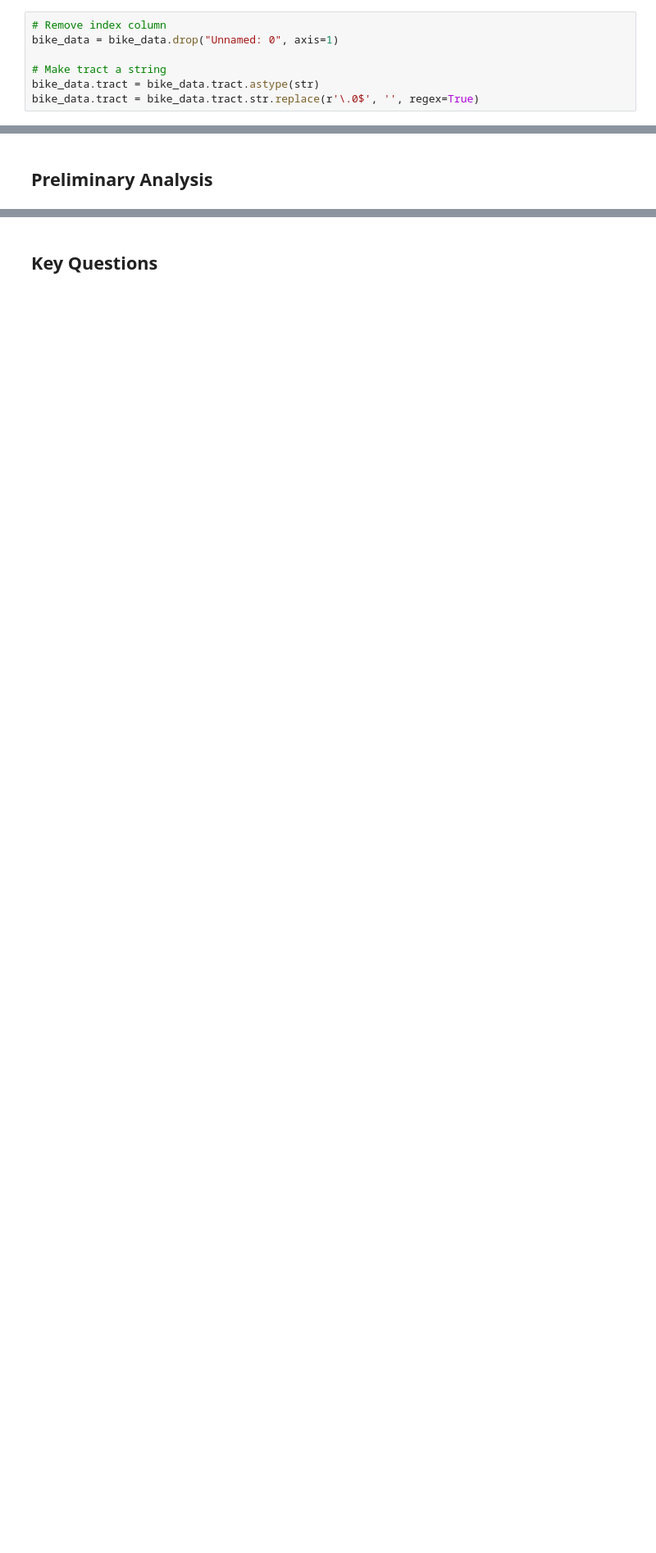
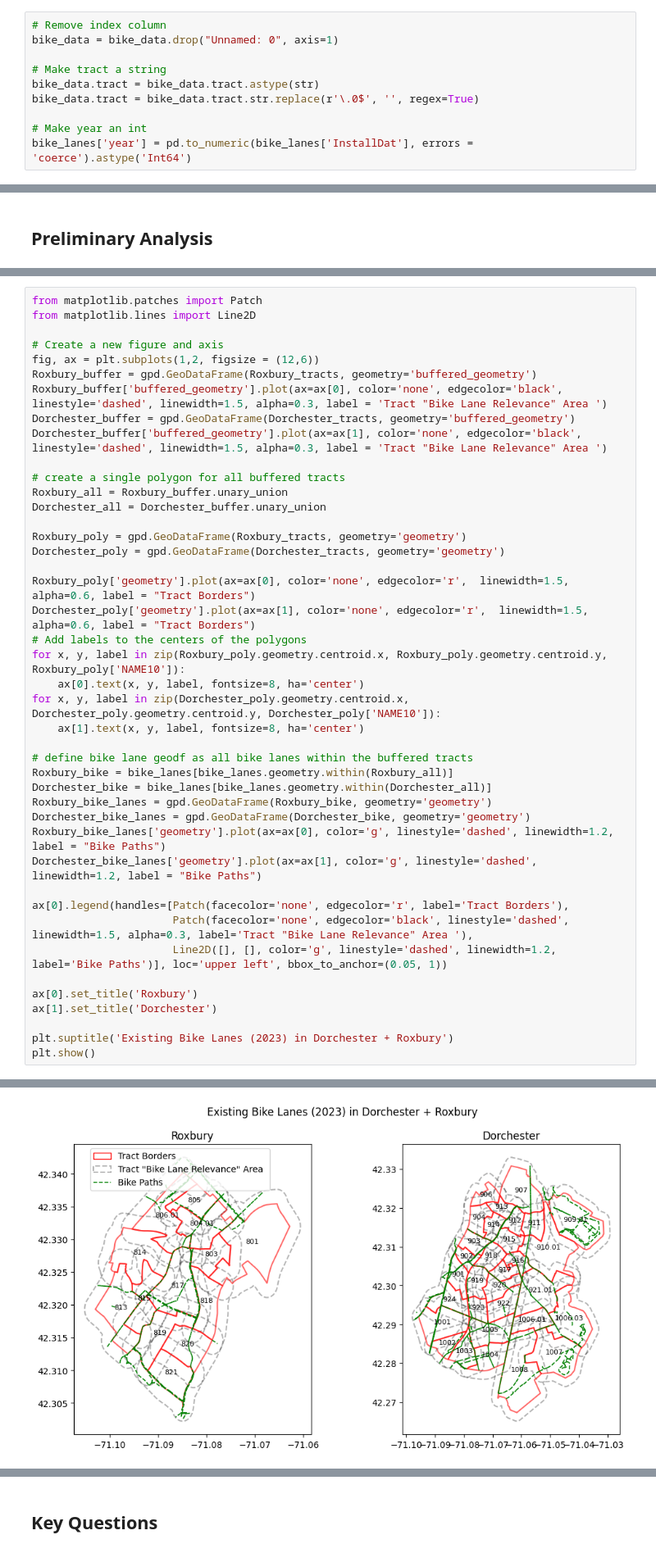
Before and after one commit to BU-Spark/ds-livable-streets-infra, a Jupyter notebook: fa23-team/preprocess.ipynb, the cells around one changed output, grey strips where cells are left out. Shown: that part at 82% size. Drawn from its saved outputs; the diff is of its cells as text; blank space fills up the shorter version.

Commit message:
'added bike data analysis and questions

```diff
--- a/fa23-team/preprocess.ipynb
+++ b/fa23-team/preprocess.ipynb
@@ -77,6 +89,9 @@ bike_data = bike_data.drop("Unnamed: 0", axis=1)
 # Make tract a string
 bike_data.tract = bike_data.tract.astype(str)
 bike_data.tract = bike_data.tract.str.replace(r'\.0$', '', regex=True)
+
+# Make year an int
+bike_lanes['year'] = pd.to_numeric(bike_lanes['InstallDat'], errors = 'coerce').astype('Int64')
 # %% [markdown]
 ### Merge Census Data
 # %%
@@ -180,0 +219,44 @@ census_bike.head()
+# %%
+from matplotlib.patches import Patch
+from matplotlib.lines import Line2D
+
+# Create a new figure and axis
+fig, ax = plt.subplots(1,2, figsize = (12,6))
+Roxbury_buffer = gpd.GeoDataFrame(Roxbury_tracts, geometry='buffered_geometry')
+Roxbury_buffer['buffered_geometry'].plot(ax=ax[0], color='none', edgecolor='black', linestyle='dashed', linewidth=1.5, alpha=0.3, label = 'Tract "Bike Lane Relevance" Area ')
+Dorchester_buffer = gpd.GeoDataFrame(Dorchester_tracts, geometry='buffered_geometry')
+Dorchester_buffer['buffered_geometry'].plot(ax=ax[1], color='none', edgecolor='black', linestyle='dashed', linewidth=1.5, alpha=0.3, label = 'Tract "Bike Lane Relevance" Area ')
+
+# create a single polygon for all buffered tracts
+Roxbury_all = Roxbury_buffer.unary_union
+Dorchester_all = Dorchester_buffer.unary_union
+
+Roxbury_poly = gpd.GeoDataFrame(Roxbury_tracts, geometry='geometry')
+Dorchester_poly = gpd.GeoDataFrame(Dorchester_tracts, geometry='geometry')
+
+Roxbury_poly['geometry'].plot(ax=ax[0], color='none', edgecolor='r',  linewidth=1.5, alpha=0.6, label = "Tract Borders")
+Dorchester_poly['geometry'].plot(ax=ax[1], color='none', edgecolor='r',  linewidth=1.5, alpha=0.6, label = "Tract Borders")
+# Add labels to the centers of the polygons
+for x, y, label in zip(Roxbury_poly.geometry.centroid.x, Roxbury_poly.geometry.centroid.y, Roxbury_poly['NAME10']):
+    ax[0].text(x, y, label, fontsize=8, ha='center')
+for x, y, label in zip(Dorchester_poly.geometry.centroid.x, Dorchester_poly.geometry.centroid.y, Dorchester_poly['NAME10']):
+    ax[1].text(x, y, label, fontsize=8, ha='center')
+
+# define bike lane geodf as all bike lanes within the buffered tracts
+Roxbury_bike = bike_lanes[bike_lanes.geometry.within(Roxbury_all)]
+Dorchester_bike = bike_lanes[bike_lanes.geometry.within(Dorchester_all)]
+Roxbury_bike_lanes = gpd.GeoDataFrame(Roxbury_bike, geometry='geometry')
+Dorchester_bike_lanes = gpd.GeoDataFrame(Dorchester_bike, geometry='geometry')
+Roxbury_bike_lanes['geometry'].plot(ax=ax[0], color='g', linestyle='dashed', linewidth=1.2, label = "Bike Paths")
+Dorchester_bike_lanes['geometry'].plot(ax=ax[1], color='g', linestyle='dashed', linewidth=1.2, label = "Bike Paths")
+
+ax[0].legend(handles=[Patch(facecolor='none', edgecolor='r', label='Tract Borders'),
+                      Patch(facecolor='none', edgecolor='black', linestyle='dashed', linewidth=1.5, alpha=0.3, label='Tract "Bike Lane Relevance" Area '),
+                      Line2D([], [], color='g', linestyle='dashed', linewidth=1.2, label='Bike Paths')], loc='upper left', bbox_to_anchor=(0.05, 1))
+
+ax[0].set_title('Roxbury')
+ax[1].set_title('Dorchester')
+
+plt.suptitle('Existing Bike Lanes (2023) in Dorchester + Roxbury')
+plt.show()
+# %% [output]
@@ -180,0 +266 @@ census_bike.head()
+[figure, added]
```
Also changed, not shown: parts of 18 cells of this notebook.
